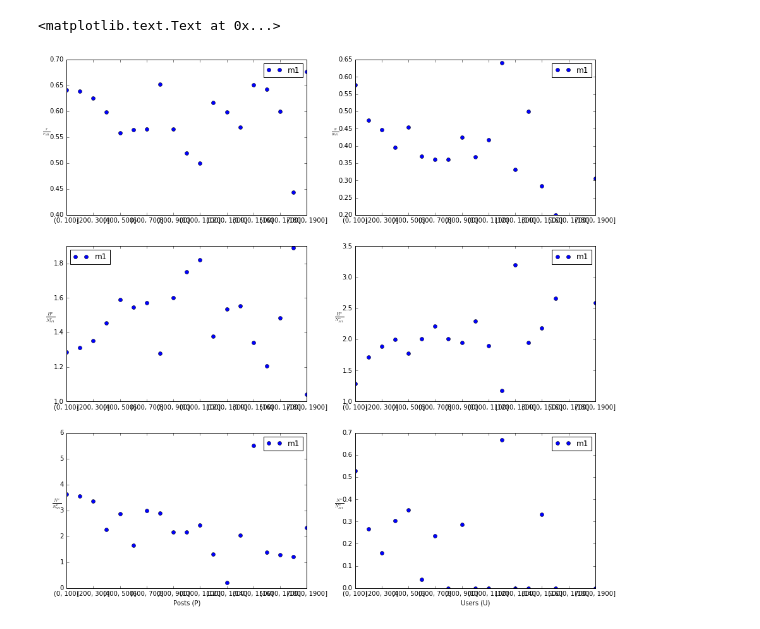
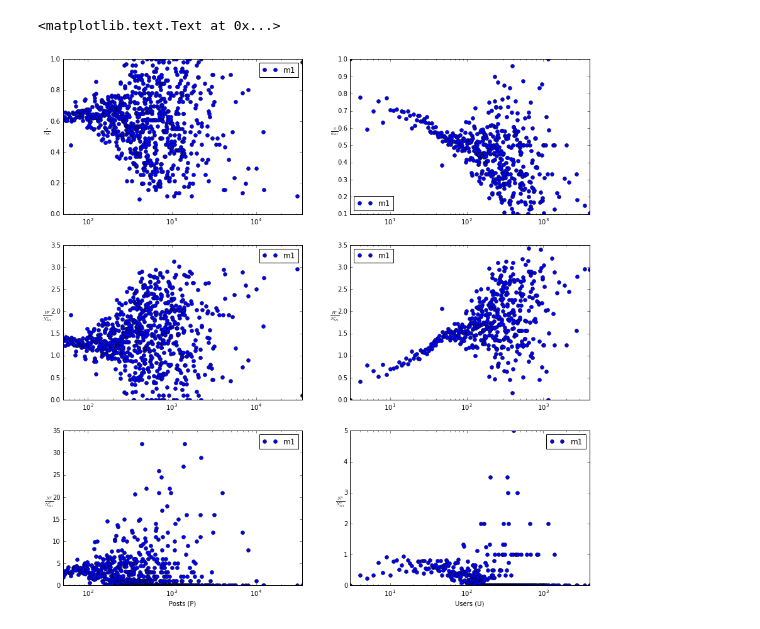
Before and after one commit to danjamker/DiffusionSimulation, a Jupyter notebook: notebook/visualize-diffusion.ipynb, the cells around one changed output. Cells and saved outputs as stored; diff of their text form; code cells hidden in the pictures.

```diff
--- a/notebook/visualize-diffusion.ipynb
+++ b/notebook/visualize-diffusion.ipynb
@@ -18,7 +101,4 @@ result_user = pd.read_json(data["result_user"]).sort_index()
 # %%
-binned_act = result_act.groupby(pd.cut(result_act.index, np.arange(0, 2000, 100))).mean()
-binned_user = result_user.groupby(pd.cut(result_user.index, np.arange(0, 2000, 100))).mean()
-
 fig, axes = plt.subplots(nrows=3, ncols=2,figsize=(15,15))
 
 def ratio(n, w):
@@ -39,52 +119,52 @@ def rowRatio(data):
     }
     return pd.Series(d)
 
-usagedominance = binned_act[["usagedominance"]]
+usagedominance = result_act[["usagedominance"]]
 usagedominance.columns = ['m1']
 
-plts = usagedominance.plot(ax=axes[0,0], style='o')
+plts = usagedominance.plot(ax=axes[0,0], style='o', logx = True)
 plts.set_xlabel('')
 plts.set_ylabel(r'$\frac{r}{r_{M1}}$', rotation=0)
 
-userusagedominance = binned_user[["userusagedominance"]]
+userusagedominance = result_user[["userusagedominance"]]
 userusagedominance.columns = ['m1']
 # userusagedominance = userusagedominance.apply(rowRatio,1)
 
-plts = userusagedominance.plot(ax=axes[0,1], style='o')
+plts = userusagedominance.plot(ax=axes[0,1], style='o', logx = True)
 plts.set_xlabel('')
 plts.set_ylabel(r'$\frac{g}{g_{M1}}$', rotation=0)
 
-usageEntorpy = binned_act[["usageEntorpy"]]
+usageEntorpy = result_act[["usageEntorpy"]]
 usageEntorpy.columns = ['m1']
 # usageEntorpy = usageEntorpy.apply(rowRatio,1)
 
-plts = usageEntorpy.plot(ax=axes[1,0], style='o')
+plts = usageEntorpy.plot(ax=axes[1,0], style='o', logx = True)
 plts.set_xlabel('')
 plts.set_ylabel(r'$\frac{H^p}{N_{M1}^p}$', rotation=0)
 
-userUsageEntorpy = binned_user[["userUsageEntorpy"]]
+userUsageEntorpy = result_user[["userUsageEntorpy"]]
 userUsageEntorpy.columns = ['m1']
 # userUsageEntorpy = userUsageEntorpy.apply(rowRatio,1)
 
-plts = userUsageEntorpy.plot(ax=axes[1,1], style='o')
+plts = userUsageEntorpy.plot(ax=axes[1,1], style='o', logx = True)
 plts.set_xlabel('')
 plts.set_ylabel(r'$\frac{H^u}{N_{M1}^u}$', rotation=0)
 
-ActivateionExposure = binned_act[["ActivateionExposure"]]
+ActivateionExposure = result_act[["ActivateionExposure"]]
 ActivateionExposure.columns = ['m1']
 # ActivateionExposure.loc[:, 'm1'] = ActivateionExposure.loc[:, 'm1'].rolling(window=100,center=False).mean()
 
-plts = ActivateionExposure.plot(ax=axes[2,0], style='o')
+plts = ActivateionExposure.plot(ax=axes[2,0], style='o', logx = True)
 plts.set_xlabel('Posts (P)')
 plts.set_ylabel(r'$\frac{N^p}{N_{M1}^p}$', rotation=0)
 
-UserExposure = binned_user[["UserExposure"]]
+UserExposure = result_user[["UserExposure"]]
 UserExposure.columns = ['m1']
 # UserExposure.loc[:, 'm1'] = UserExposure.loc[:, 'm1'].rolling(window=100,center=False).mean()
 
-plts = UserExposure.plot(ax=axes[2,1], style='o')
+plts = UserExposure.plot(ax=axes[2,1], style='o', logx = True)
 plts.set_xlabel('Users (U)')
 plts.set_ylabel(r'$\frac{N^u}{N_{M1}^u}$', rotation=0)
 # %% [output]
 <matplotlib.text.Text at 0x...>
-[figure, old version]
+[figure, new version]
```
Also changed, not shown: parts of 2 cells of this notebook, 2 other files.
